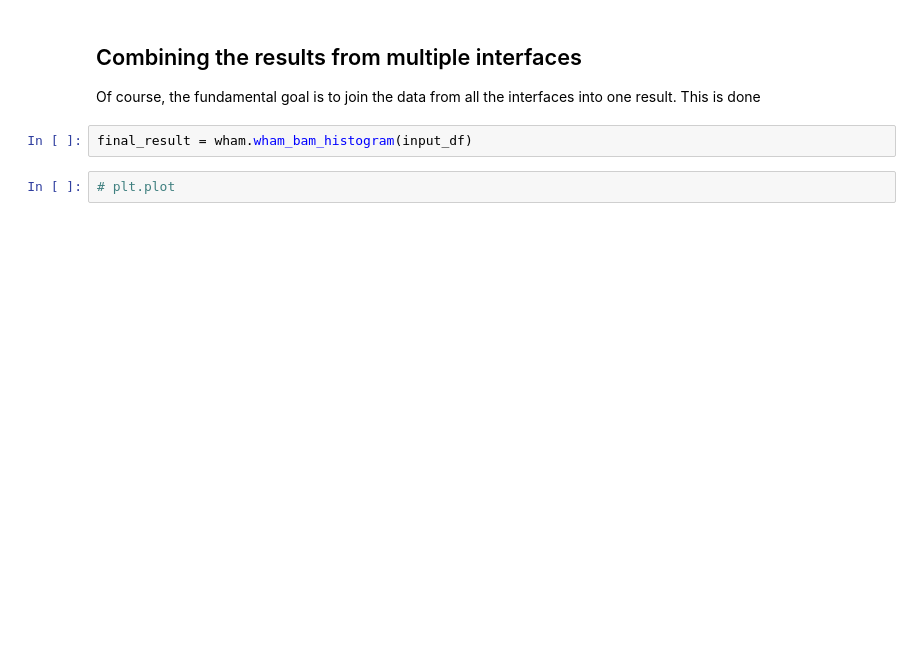
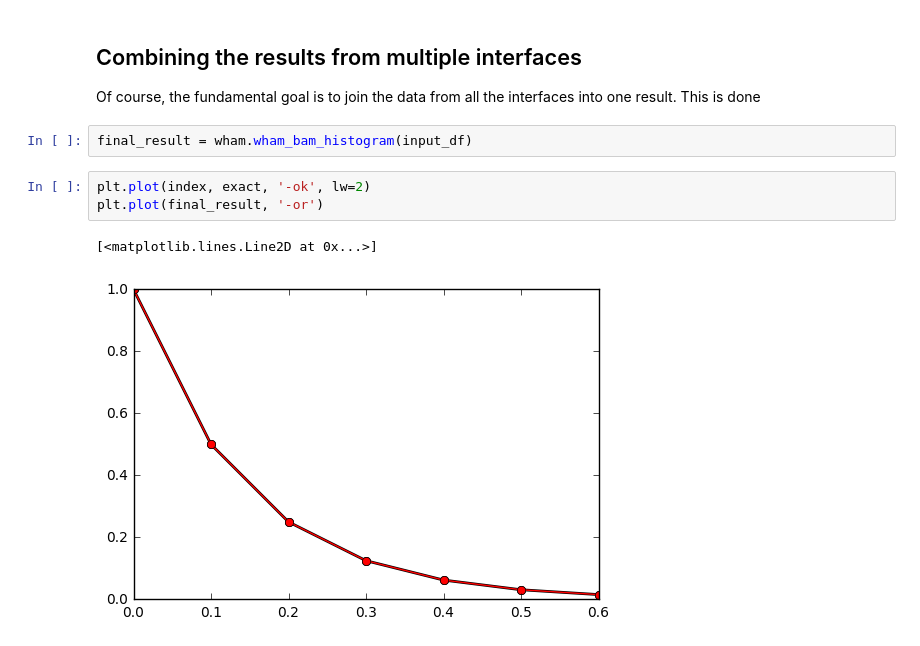
Before and after one commit to openpathsampling/ops_additional_examples, a Jupyter notebook: wham.ipynb, the cells around one changed output. Saved outputs shown, nothing was run; the diff lists cells and outputs as text; blank space fills up the shorter version.

```diff
--- a/wham.ipynb
+++ b/wham.ipynb
@@ -72,5 +80,9 @@ wham.prep_reverse_cumulative(input_df)
 Of course, the fundamental goal is to join the data from all the interfaces into one result. This is done
 # %%
 final_result = wham.wham_bam_histogram(input_df)
-# %%
-# plt.plot
+# %%
+plt.plot(index, exact, '-ok', lw=2)
+plt.plot(final_result, '-or')
+# %% [output]
+[<matplotlib.lines.Line2D at 0x...>]
+[figure, added]
```
Also changed, not shown: parts of 4 cells of this notebook.
